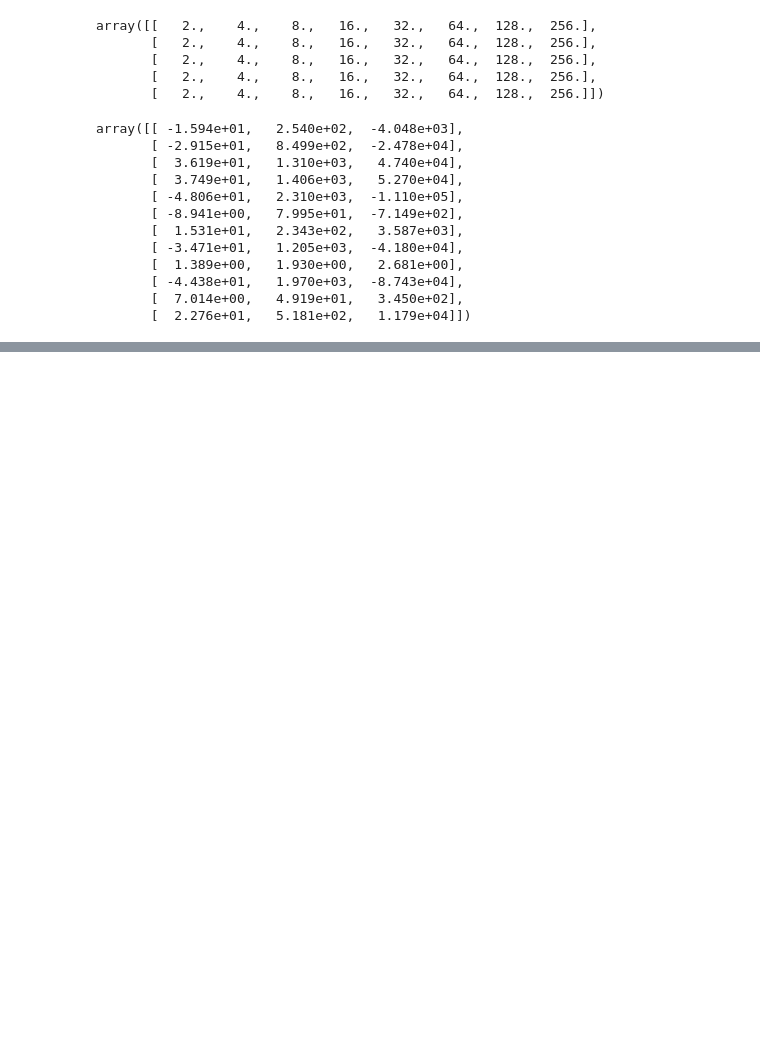
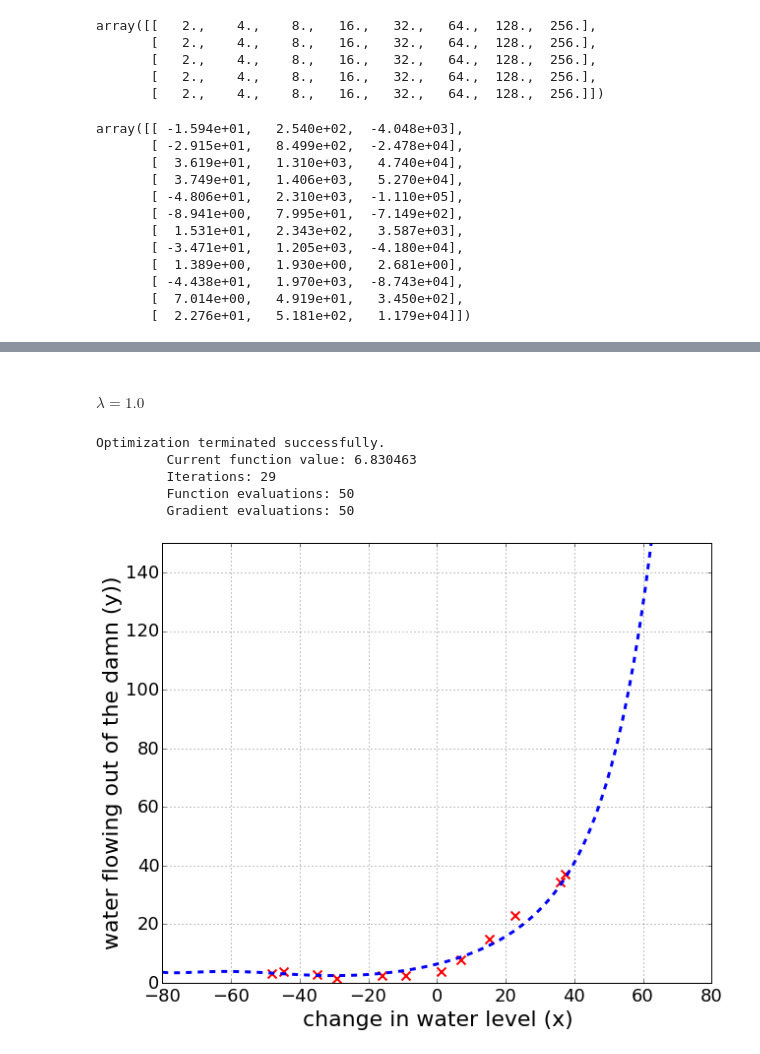
Before and after one commit to nakicam/DataScienceTraining, a Jupyter notebook: courses/coursera_ml008/hw5/hw5_bias_vs_variance.ipynb, the cells around one changed output, grey strips where cells are left out. Saved outputs shown, nothing was run; the diff lists cells and outputs as text; code cells hidden in the pictures; blank space fills up the shorter version.

```diff
--- a/courses/coursera_ml008/hw5/hw5_bias_vs_variance.ipynb
+++ b/courses/coursera_ml008/hw5/hw5_bias_vs_variance.ipynb
@@ -340,0 +440,24 @@ array([[ -1.594e+01,   2.540e+02,  -4.048e+03],
+# %% [markdown]
+#### $\lambda = 1.0$
+# %%
+lambda_param = 1.0
+# %%
+theta_poly_fit = train_linreg(X_poly_train, y_train, lambda_param=lambda_param, disp=True)
+# %% [output]
+Optimization terminated successfully.
+         Current function value: 6.830463
+         Iterations: 29
+         Function evaluations: 50
+         Gradient evaluations: 50
+# %%
+x   = np.linspace(-80,80,100)
+p   = np.poly1d(theta_poly_fit[::-1])
+plt.scatter(X_train, y_train, color='r', marker='x', s=80, linewidth=2)
+plot_fit(x, mu_poly_train, sigma_poly_train, theta_poly_fit, degree)
+plt.xlabel("change in water level (x)")
+plt.ylabel("water flowing out of the damn (y))")
+plt.axis([-80, 80, 0, 150])
+plt.grid()
+plt.show()
+# %% [output]
+[figure, added]
```
Also changed, not shown: parts of 30 cells of this notebook, 5 other files.
